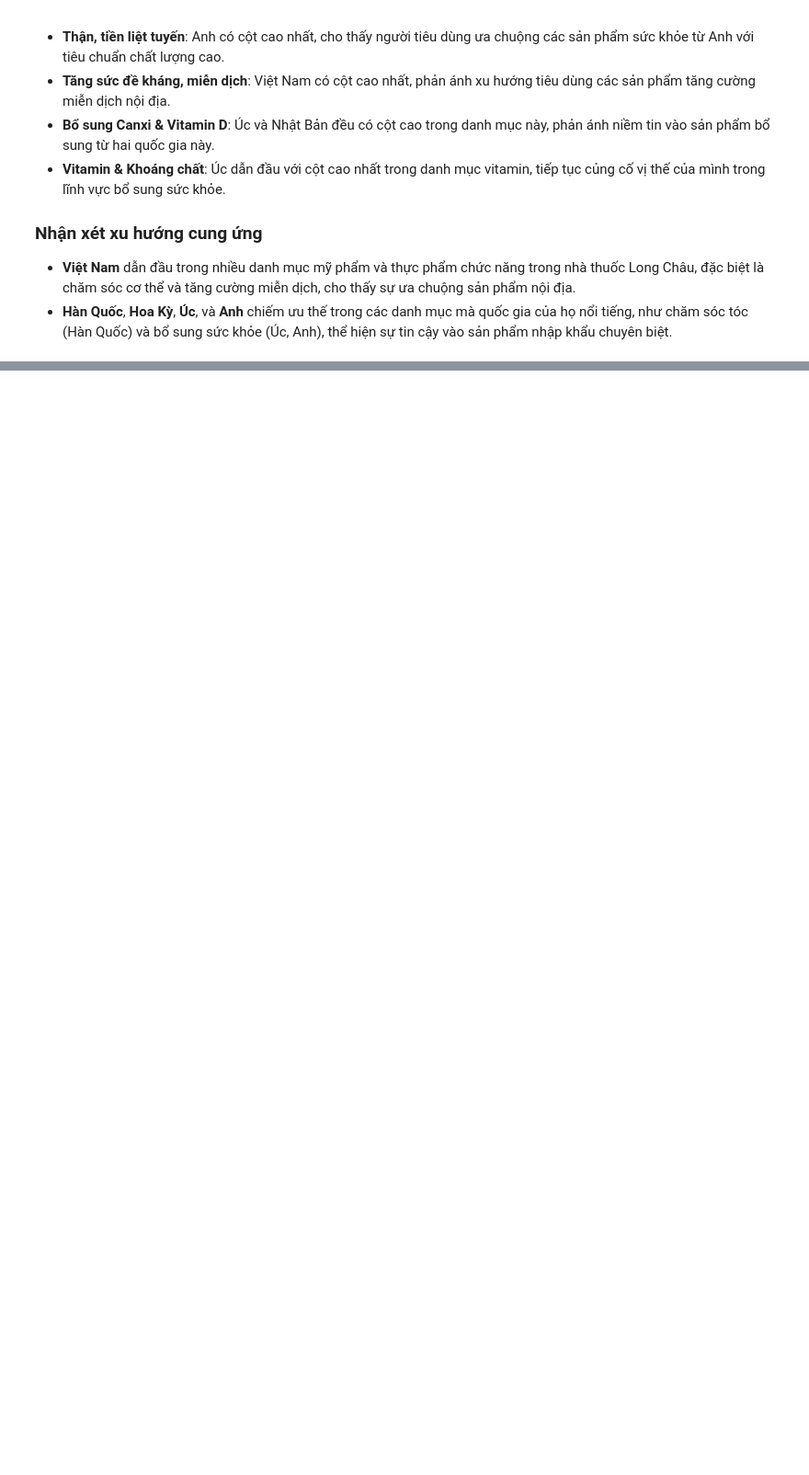
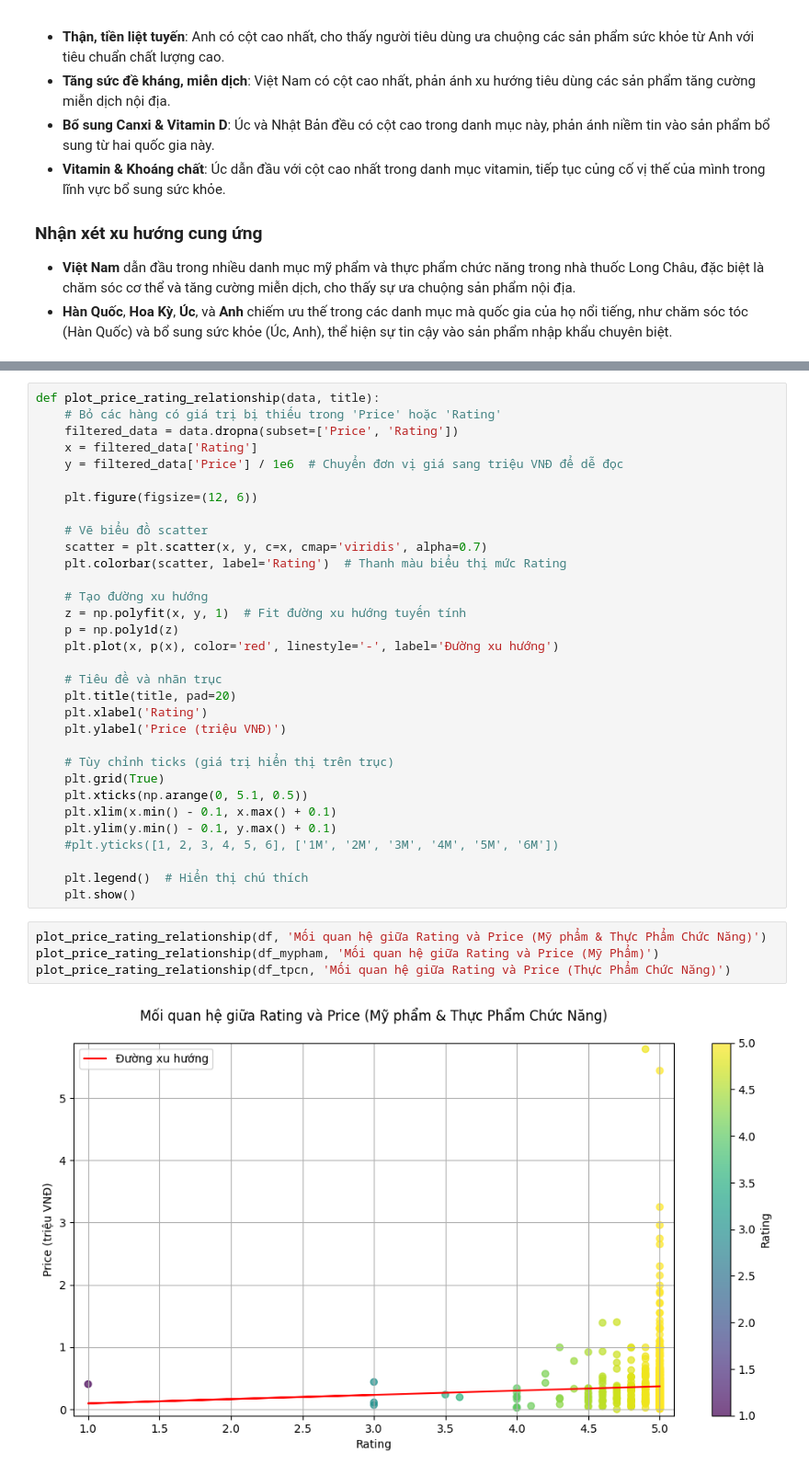
Before and after one commit to LLH-07/Introduction-to-Data-Science-22KHDL1, a Jupyter notebook: Visulaization.ipynb, the cells around one changed output, grey strips where cells are left out. Shown at 92% size. Drawn from its saved outputs; the diff is of its cells as text; blank space fills up the shorter version.

```diff
--- a/Visulaization.ipynb
+++ b/Visulaization.ipynb
@@ -100,0 +120,38 @@ plt.legend(title="Quốc gia", bbox_to_anchor=(1.05, 1), loc='upper left')
+# %%
+def plot_price_rating_relationship(data, title):
+    # Bỏ các hàng có giá trị bị thiếu trong 'Price' hoặc 'Rating'
+    filtered_data = data.dropna(subset=['Price', 'Rating'])
+    x = filtered_data['Rating']
+    y = filtered_data['Price'] / 1e6  # Chuyển đơn vị giá sang triệu VNĐ để dễ đọc
+
+    plt.figure(figsize=(12, 6))
+
+    # Vẽ biểu đồ scatter
+    scatter = plt.scatter(x, y, c=x, cmap='viridis', alpha=0.7)
+    plt.colorbar(scatter, label='Rating')  # Thanh màu biểu thị mức Rating
+
+    # Tạo đường xu hướng
+    z = np.polyfit(x, y, 1)  # Fit đường xu hướng tuyến tính
+    p = np.poly1d(z)
+    plt.plot(x, p(x), color='red', linestyle='-', label='Đường xu hướng')
+
+    # Tiêu đề và nhãn trục
+    plt.title(title, pad=20)
+    plt.xlabel('Rating')
+    plt.ylabel('Price (triệu VNĐ)')
+
+    # Tùy chỉnh ticks (giá trị hiển thị trên trục)
+    plt.grid(True)
+    plt.xticks(np.arange(0, 5.1, 0.5))
+    plt.xlim(x.min() - 0.1, x.max() + 0.1)
+    plt.ylim(y.min() - 0.1, y.max() + 0.1)
+    #plt.yticks([1, 2, 3, 4, 5, 6], ['1M', '2M', '3M', '4M', '5M', '6M'])
+
+    plt.legend()  # Hiển thị chú thích
+    plt.show()
+# %%
+plot_price_rating_relationship(df, 'Mối quan hệ giữa Rating và Price (Mỹ phẩm & Thực Phẩm Chức Năng)')
+plot_price_rating_relationship(df_mypham, 'Mối quan hệ giữa Rating và Price (Mỹ Phẩm)')
+plot_price_rating_relationship(df_tpcn, 'Mối quan hệ giữa Rating và Price (Thực Phẩm Chức Năng)')
+# %% [output]
+[figure, added]
```
Also changed, not shown: parts of 23 cells of this notebook.
